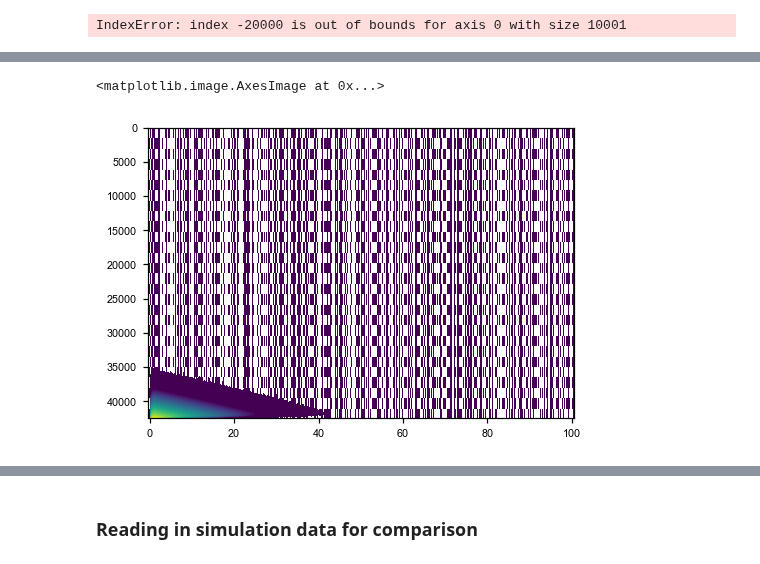
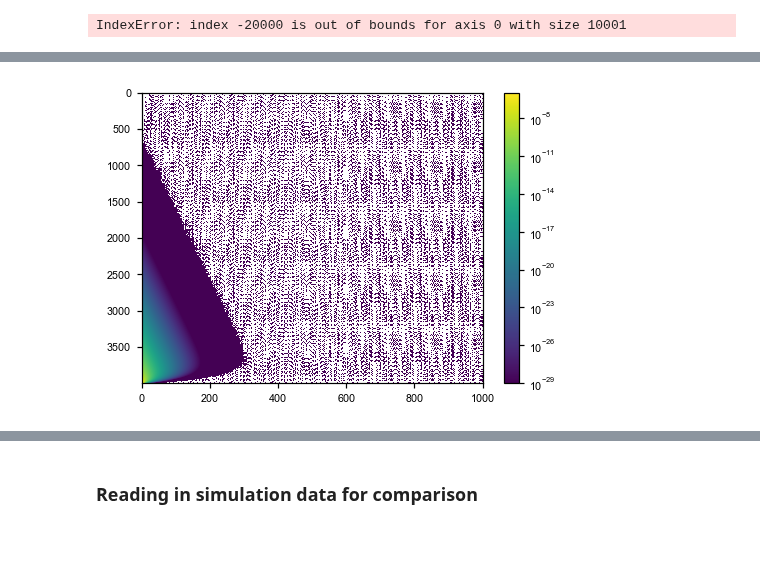
Before and after one commit to VivaswatS/selCoefEst, a Jupyter notebook: mom-framework.ipynb, the cells around one changed output, grey strips where cells are left out. Saved outputs shown, nothing was run; the diff lists cells and outputs as text; code cells hidden in the pictures.

```diff
--- a/mom-framework.ipynb
+++ b/mom-framework.ipynb
@@ -66,7 +73,9 @@ def calcJK13(n):
     return J
 # %%
 ## testbed for a single realization of gen = t
-mom[tot_gen,1] = 1 # singleton input
+mom[tot_gen,1] = n*mu # singleton input
+
+J = calcJK13(n)
 
 # going from generation 9 to 0
 for gen in np.arange(tot_gen)[::-1]:
@@ -240,10 +285,18 @@ def calcS(d, ljk):
 # output: mom (number of sites)
 def run_mom_iterate(a, n, s, N, mu, misc):
     mom = np.zeros((a+1,n+1))
-    momnp1 = np.zeros(n+1)
+    # momnp1 = np.zeros(n+1)
     momkp1 = np.zeros(n+1)
 
+    dt = 1
+
+    D = 0.25/N * calcD(n+1)
     J = calcJK13(n)
+    S = 0.5 * s * calcS(n+1, J)
+
+    # if N is same across all gens then only have to do this once
+    slv = linalg.factorized(sp.sparse.identity(S.shape[0], dtype="float", format="csc") - dt / 2.0 * (D + S))
+    Q = sp.sparse.identity(S.shape[0], dtype="float", format="csc") + dt / 2.0 * (D + S)
 
     iter = np.arange(1,n)
     iterm1p1 = np.arange(2,n-1)
@@ -252,26 +305,32 @@ def run_mom_iterate(a, n, s, N, mu, misc):
 
     # going from generation 9 to 0
     for gen in np.arange(a)[::-1]:
-        momkp1[iterm1p1] = 0.25/N * (mom[gen+1,iterm1p1-1] * (iterm1p1-1)*(n-iterm1p1+1) + mom[gen+1,iterm1p1+1] * (iterm1p1+1)*(n-iterm1p1-1) - mom[gen+1,iterm1p1] * 2*iterm1p1*(n-iterm1p1))
+        # momkp1[iterm1p1] = 0.25/N * (mom[gen+1,iterm1p1-1] * (iterm1p1-1)*(n-iterm1p1+1) + mom[gen+1,iterm1p1+1] * (iterm1p1+1)*(n-iterm1p1-1) - mom[gen+1,iterm1p1] * 2*iterm1p1*(n-iterm1p1))
 
-        momkp1[1] = 0.25/N * ((n-2) * 2 * mom[gen+1,2] - 2 * (n-1) * mom[gen+1,1])
-        momkp1[n-1] = 0.25/N * ((n-2) * 2 * mom[gen+1,n-2] - 2 * (n-1) * mom[gen+1,n-1])
+        # momkp1[1] = 0.25/N * ((n-2) * 2 * mom[gen+1,2] - 2 * (n-1) * mom[gen+1,1])
+        # momkp1[n-1] = 0.25/N * ((n-2) * 2 * mom[gen+1,n-2] - 2 * (n-1) * mom[gen+1,n-1])
 
-        # notice the difference in indexing for LHS
-        momnp1[np.arange(1,n+1)] = (J @ mom[gen+1,iter])
+        # # notice the difference in indexing for LHS
+        # momnp1[np.arange(1,n+1)] = (J @ mom[gen+1,iter])
 
-        momkp1[iter] += mom[gen+1,iter] + 0.5 * s/(n+1) * (iter * (n+1-iter) * momnp1[iter] - (n-iter) * (iter+1) * momnp1[iter+1])
+        # momkp1[iter] += 0.5 * s/(n+1) * (iter * (n+1-iter) * momnp1[iter] - (n-iter) * (iter+1) * momnp1[iter+1])
+
+        # momkp1[1:n] = mom[gen+1,1:n] + ((D[1:n,1:n] + S[1:n,1:n]) @ mom[gen+1,1:n])
+        momkp1 = slv(Q.dot(mom[gen+1,]))
+        momkp1[0] = momkp1[n] = 0.0
 
         mom[gen,] = deepcopy(momkp1)
 
     return n*mu*mom[:-1,:]
 # %%
-# fs = run_mom_integrate(2500, 120, -10/N, N, mu, misc = {'dt_fac':0.02, 'adapt_dt':False})
-mom = run_mom_iterate(42500, 100, 0.5*gamma[0]/N, N, mu, np.nan)
-plt.imshow((mom),aspect='auto',norm=colors.LogNorm(vmax=10e-7,vmin=10e-30))
+# fs = run_mom_integrate(4000, 100, 0.5*gamma[0]/N, N, mu, misc = {'dt_fac':0.02, 'adapt_dt':False})
+# plt.imshow(fs[:,:],aspect='auto',norm=colors.LogNorm(vmax=10e-7,vmin=10e-30)); plt.colorbar(); plt.show()
+# fs2 = run_mom_integrate2(4000, 200, 0.5*gamma[0]/N, N, mu, misc = {'dt_fac':0.02, 'adapt_dt':False})
+# plt.imshow(fs2[:,:],aspect='auto',norm=colors.LogNorm(vmax=10e-7,vmin=10e-30)); plt.colorbar(); plt.show()
+mom = run_mom_iterate(4000, 1000, 0.5*gamma[0]/N, N, mu, np.nan)
+plt.imshow(mom[:,:],aspect='auto',norm=colors.LogNorm(vmax=10e-7,vmin=10e-30)); plt.colorbar(); plt.show()
 # fs.shape, mom.shape
-# plt.scatter(mom[-2000,1:-1], fs2[-2000,1:-1], color='grey', alpha=0.75) #plt.loglog()
-# plt.axline((0,0),slope=1,color='red',ls='--')
+# plt.scatter(np.ravel(mom[-100,1:-1]), np.ravel(fs[-100,1:-1]), color='grey', alpha=0.75, s=5); plt.loglog()
+# plt.axline((0,0),(1,1),color='red',ls='--', linewidth=0.6); plt.xlabel('iterative framework'); plt.ylabel('integrative framework'); plt.title('γ = {}'.format(-100.))
 # %% [output]
-<matplotlib.image.AxesImage at 0x...>
-[figure, old version]
+[figure, new version]
```
Also changed, not shown: parts of 51 cells of this notebook, 1 other file.
